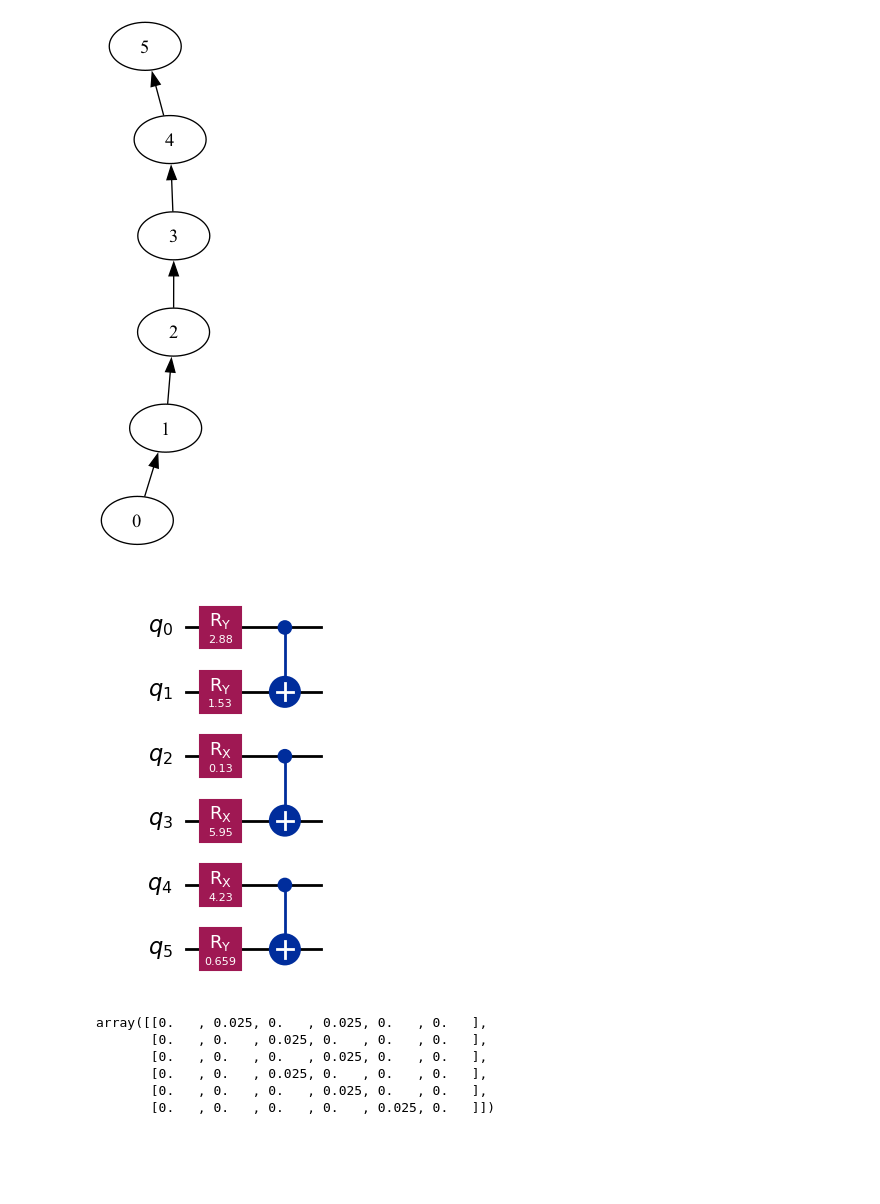
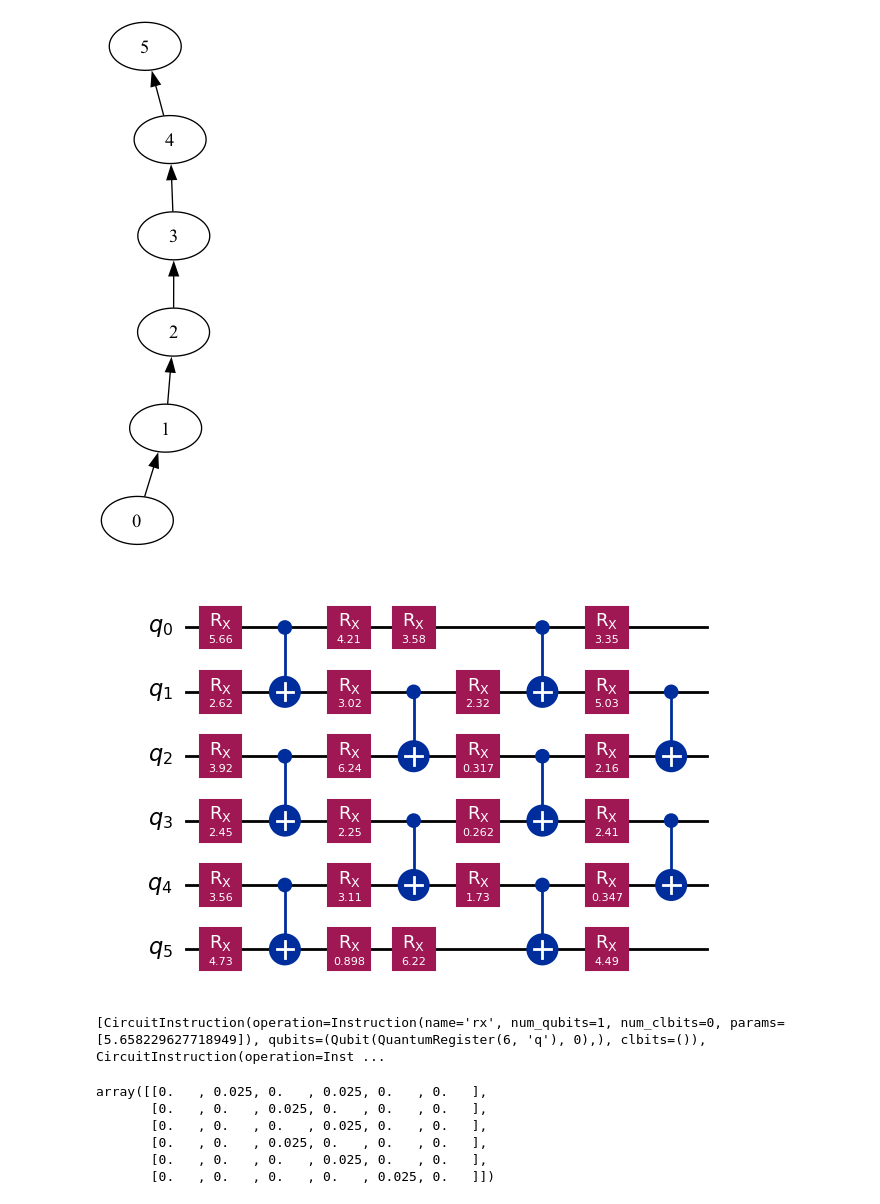
Before and after one commit to arthurostrauss/Quantum_Optimal_Control, a Jupyter notebook: gate_level/spillover_noise_use_case/generic_spillover/extended_spillovernoise_model.ipynb, the cells around one changed output. Drawn from its saved outputs; the diff is of its cells as text; code cells hidden in the pictures; blank space fills up the shorter version.

```diff
--- a/gate_level/spillover_noise_use_case/generic_spillover/extended_spillovernoise_model.ipynb
+++ b/gate_level/spillover_noise_use_case/generic_spillover/extended_spillovernoise_model.ipynb
@@ -31,19 +30,29 @@ cm.draw()
 # %%
 # Define parameters for U(phi) gates
 # phi_rotation_values = np.pi * np.array([0.25, 0.5, 0.75, 1])
 # phi_arr = np.random.choice(phi_rotation_values, size=num_qubits)
-rotation_angles = np.random.uniform(0, 2 * np.pi, size=num_qubits)
-# gate_types = ['RY', 'RY', 'RX', 'RX', 'RX', 'RY']
-sq_gates = {0: "ry", 1: "ry", 2: "rx", 3: "rx", 4: "rx", 5: "ry"}  # {qubit: gate_type}
-# Create the quantum circuit
-qc = circuit_context(
-    num_qubits, list(sq_gates.values()), rotation_angles, coupling_map=cm
+n_layers = 4
+rotation_angles = np.random.uniform(0, 2 * np.pi, size=num_qubits * n_layers)
+from qiskit.circuit.library import TwoLocal
+
+qc = TwoLocal(
+    num_qubits,
+    "rx",
+    "cx",
+    entanglement=[[(0, 1), (2, 3), (4, 5)], [(1, 2), (3, 4)]],
+    reps=n_layers,
+    flatten=True,
+    skip_unentangled_qubits=True,
+    skip_final_rotation_layer=True,
 )
-
-# Display the circuit structure
+qc = qc.assign_parameters(rotation_angles, inplace=False)
 qc.draw("mpl")
 # %% [output]
-[figure, old version]
+[figure, new version]
+# %%
+print(qc.data)
+# %% [output]
+[CircuitInstruction(operation=Instruction(name='rx', num_qubits=1, num_clbits=0, params=[5.658229627718949]), qubits=(Qubit(QuantumRegister(6, 'q'), 0),), clbits=()), CircuitInstruction(operation=Inst ...
 # %%
 # Define noise-coupling matrix with gamma values (example values)
 gamma_matrix = np.zeros((num_qubits, num_qubits))
```
Also changed, not shown: parts of 24 cells of this notebook, 7 other files.
